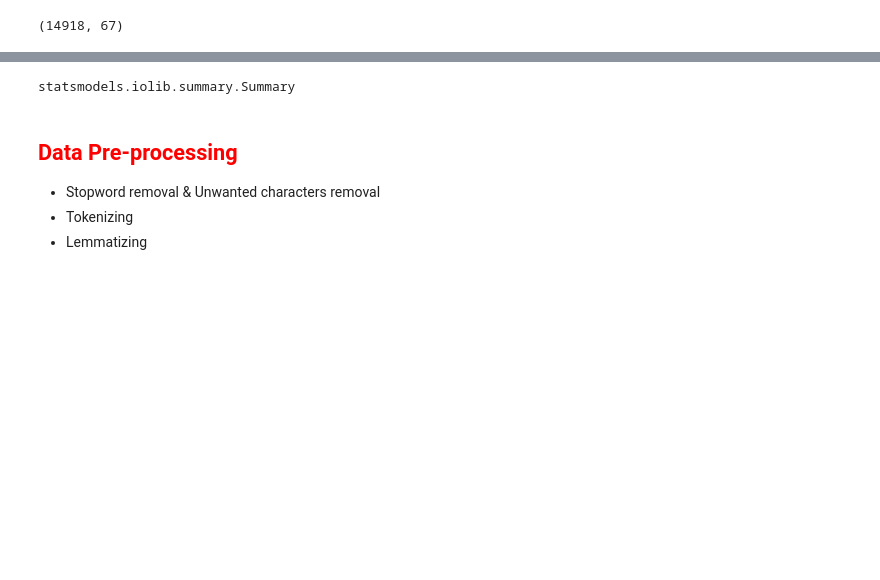
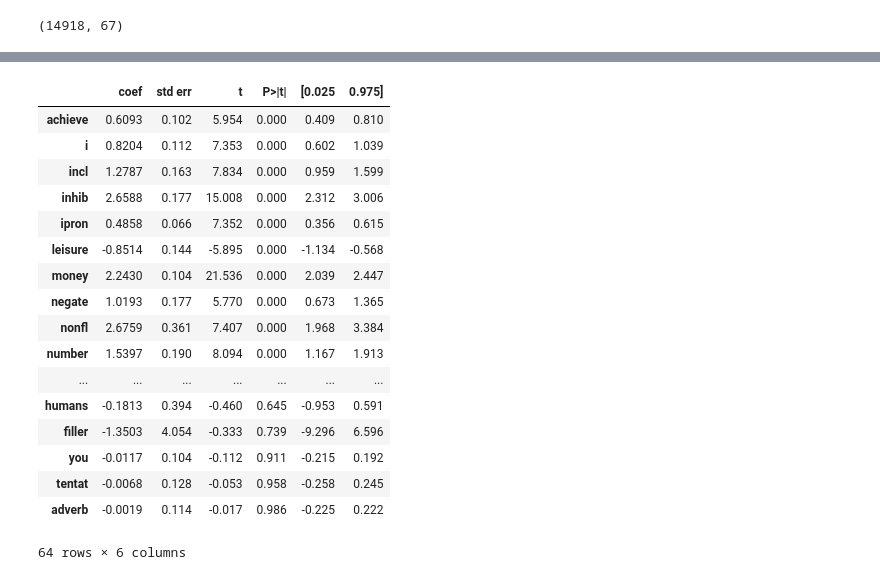
Before and after one commit to shrutih17/AmazonReviews, a Jupyter notebook: Project741.ipynb, the cells around one changed output, grey strips where cells are left out. Cells and saved outputs as stored; diff of their text form; code cells hidden in the pictures; blank space fills up the shorter version.

```diff
--- a/Project741.ipynb
+++ b/Project741.ipynb
@@ -399,15 +375,25 @@ model.summary()
-# %%
-type(result)
-# %% [output]
-statsmodels.iolib.summary.Summary
 # %%
 results_as_html = result.tables[1].as_html()
 result1 = pd.read_html(results_as_html, header=0, index_col=0)[0].sort_values(by= ['P>|t|'])
+result1
+# %% [output]
+|  | coef | std err | t | P>|t| | [0.025 | 0.975] |
+| achieve | 0.6093 | 0.102 | 5.954 | 0.000 | 0.409 | 0.810 |
+| i | 0.8204 | 0.112 | 7.353 | 0.000 | 0.602 | 1.039 |
+| incl | 1.2787 | 0.163 | 7.834 | 0.000 | 0.959 | 1.599 |
+| inhib | 2.6588 | 0.177 | 15.008 | 0.000 | 2.312 | 3.006 |
+| ipron | 0.4858 | 0.066 | 7.352 | 0.000 | 0.356 | 0.615 |
+| leisure | -0.8514 | 0.144 | -5.895 | 0.000 | -1.134 | -0.568 |
+| money | 2.2430 | 0.104 | 21.536 | 0.000 | 2.039 | 2.447 |
+| negate | 1.0193 | 0.177 | 5.770 | 0.000 | 0.673 | 1.365 |
+| nonfl | 2.6759 | 0.361 | 7.407 | 0.000 | 1.968 | 3.384 |
+| number | 1.5397 | 0.190 | 8.094 | 0.000 | 1.167 | 1.913 |
+| ... | ... | ... | ... | ... | ... | ... |
+| humans | -0.1813 | 0.394 | -0.460 | 0.645 | -0.953 | 0.591 |
+| filler | -1.3503 | 4.054 | -0.333 | 0.739 | -9.296 | 6.596 |
+| you | -0.0117 | 0.104 | -0.112 | 0.911 | -0.215 | 0.192 |
+| tentat | -0.0068 | 0.128 | -0.053 | 0.958 | -0.258 | 0.245 |
+| adverb | -0.0019 | 0.114 | -0.017 | 0.986 | -0.225 | 0.222 |
+64 rows × 6 columns
 # %%
 result1.to_csv("results.csv")
-# %% [markdown]
-## <font color ="red"> Data Pre-processing </font>
-
-- Stopword removal & Unwanted characters removal
-- Tokenizing
-- Lemmatizing
```
Also changed, not shown: parts of 23 cells of this notebook.
